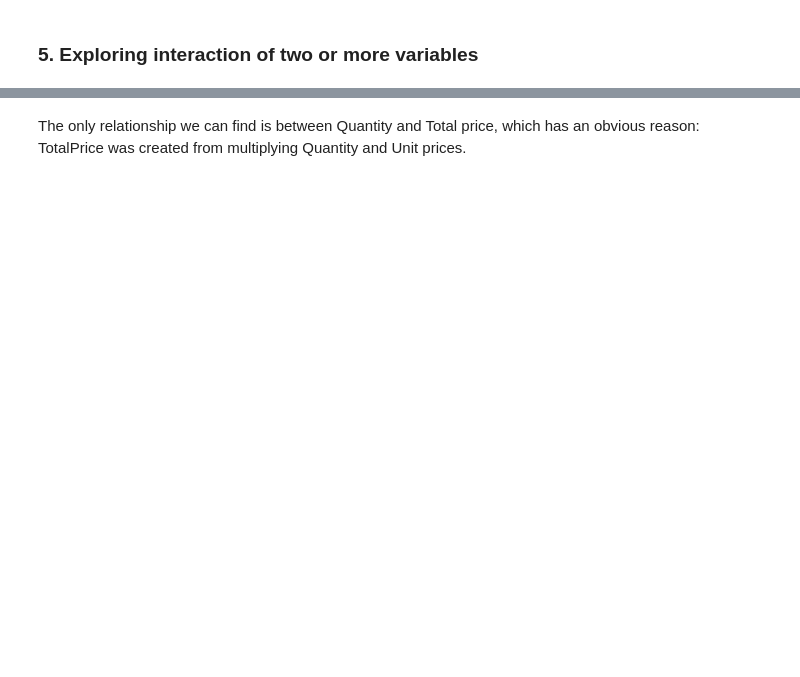
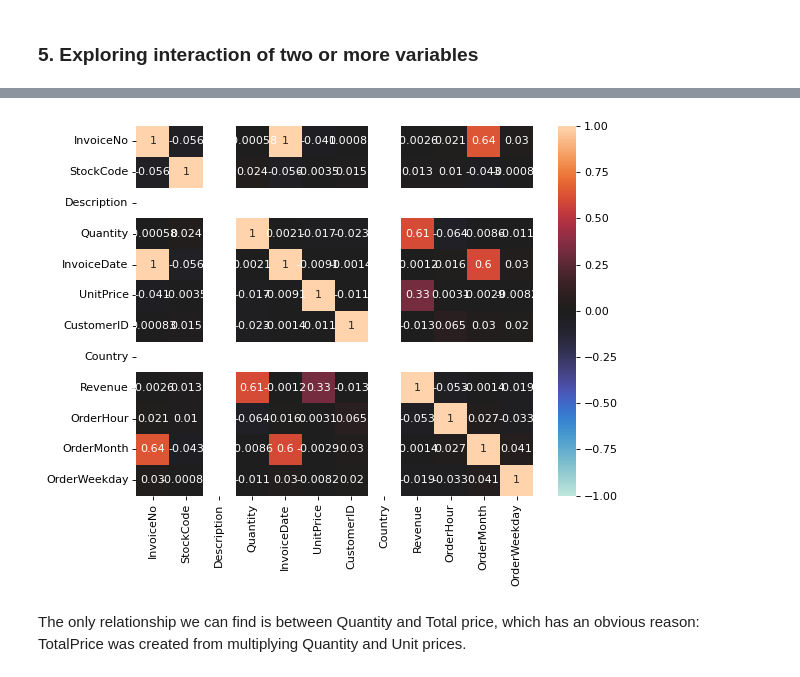
Before and after one commit to armhijacker/customer_behaviour, a Jupyter notebook: Week_2_Data_Preparation_and_EDA.ipynb, the cells around one changed output, grey strips where cells are left out. Saved outputs shown, nothing was run; the diff lists cells and outputs as text; code cells hidden in the pictures; blank space fills up the shorter version.

```diff
--- a/Week_2_Data_Preparation_and_EDA.ipynb
+++ b/Week_2_Data_Preparation_and_EDA.ipynb
@@ -271,8 +466,11 @@ num_cols = ['Quantity', "UnitPrice", 'TotalPrice', 'OrderHour', 'OrderMonth']
 # %%
+filtered = filtered.apply(pd.to_numeric, errors='coerce')
 corr = filtered.corr()
 
 plt.figure(num=None, figsize=(8, 6), dpi=80, facecolor='w', edgecolor='k')
 ax = sns.heatmap(corr, vmin=-1, vmax=1, center=0, annot=corr)
+# %% [output]
+[figure, added]
 # %% [markdown]
 The only relationship we can find is between Quantity and Total price, which has an obvious reason: TotalPrice was created from multiplying Quantity and Unit prices.
 # %%
```
Also changed, not shown: parts of 26 cells of this notebook, 5 other files.
